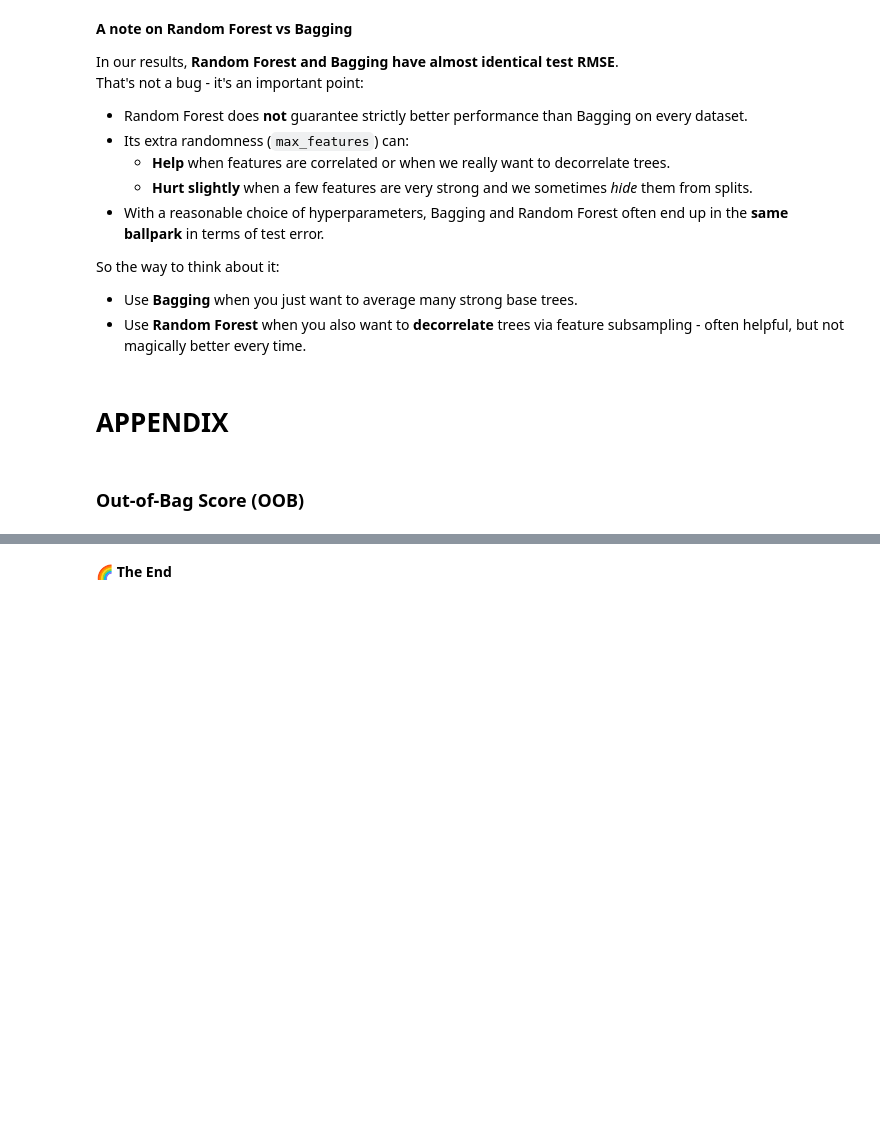
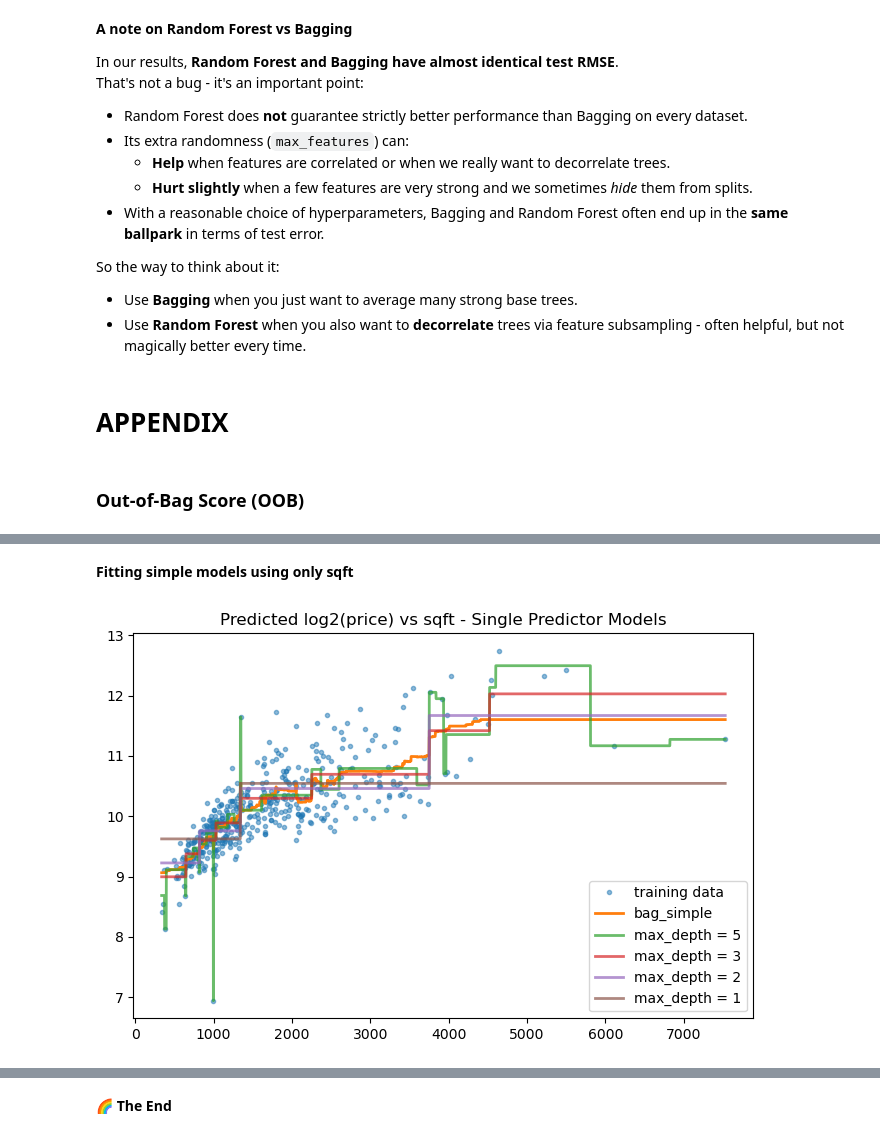
Before and after one commit to Harvard-CS1090A/2025-public, a Jupyter notebook: sec11/sec11_2025_solutions.ipynb, the cells around one changed output, grey strips where cells are left out. Cells and saved outputs as stored; diff of their text form; code cells hidden in the pictures; blank space fills up the shorter version.

```diff
--- a/sec11/sec11_2025_solutions.ipynb
+++ b/sec11/sec11_2025_solutions.ipynb
@@ -1349,0 +864,19 @@ LIME: https://github.com/marcotcr/lime
+# %%
+from sklearn.model_selection import GridSearchCV
+from sklearn.ensemble import RandomForestRegressor
+
+param_grid = {
+    "min_samples_split": [2, 5, 10, 20],
+    "max_features": [2, 5, 8],
+}
+
+rf_cv = GridSearchCV(
+    estimator=RandomForestRegressor(random_state=109, n_jobs=-1),
+    param_grid=param_grid,
+    cv=5,
+)
+
+rf_cv.fit(X_train, y_train)
+
+print("Best parameters:", rf_cv.best_params_)
+print("Best CV score:", rf_cv.best_score_)
@@ -1349,0 +940,43 @@ LIME: https://github.com/marcotcr/lime
+# %% [markdown]
+**Fitting simple models using only sqft**
+# %%
+# Generate range of sqft values
+dummy_x = np.arange(np.min(homes["sqft"]), np.max(homes["sqft"]), 1)
+
+plt.figure(figsize=(8, 5))
+plt.plot(X_train["sqft"], y_train, ".", alpha=0.5, label="training data")
+
+# A simple bagging/RF-style model on a single predictor
+bag_simple = RandomForestRegressor(
+    min_samples_split=50,
+    n_estimators=500,
+    max_features=1,    # forces splits on sqft only
+    oob_score=True,
+    random_state=109,
+)
+bag_simple.fit(X_train[["sqft"]], y_train)
+
+plt.plot(
+    dummy_x,
+    bag_simple.predict(dummy_x.reshape(-1, 1)),
+    label="bag_simple",
+    lw=2,
+)
+
+# Add shallow -> deep trees
+for depth in [5, 3, 2, 1]:
+    dtree = DecisionTreeRegressor(max_depth=depth)
+    dtree.fit(X_train[["sqft"]], y_train)
+    plt.plot(
+        dummy_x,
+        dtree.predict(dummy_x.reshape(-1, 1)),
+        label=f"max_depth = {depth}",
+        lw=2,
+        alpha=0.7,
+    )
+
+plt.title("Predicted log2(price) vs sqft - Single Predictor Models")
+plt.legend()
+plt.show()
+# %% [output]
+[figure, added]
```
Also changed, not shown: parts of 119 cells of this notebook, 2 other files.
